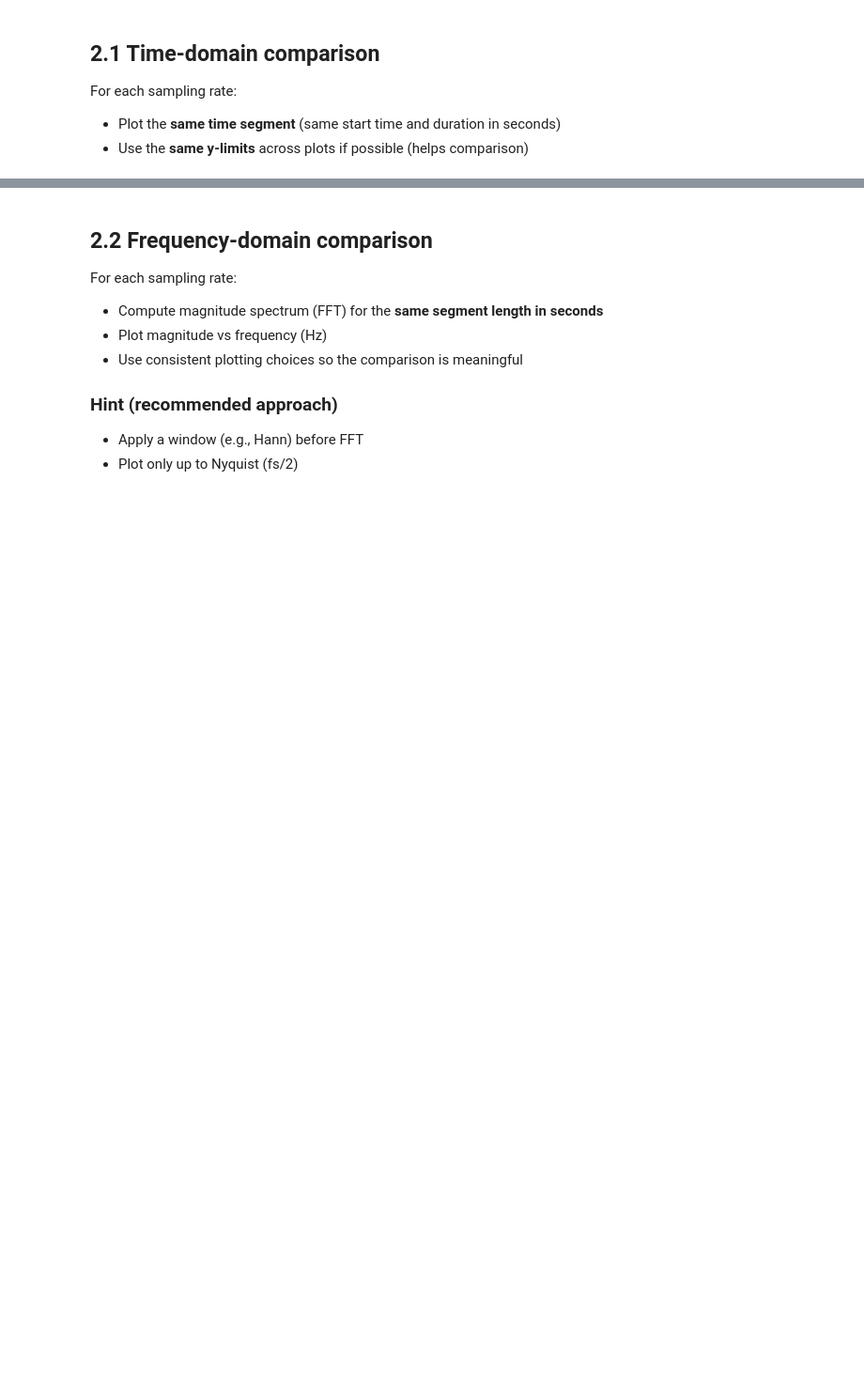
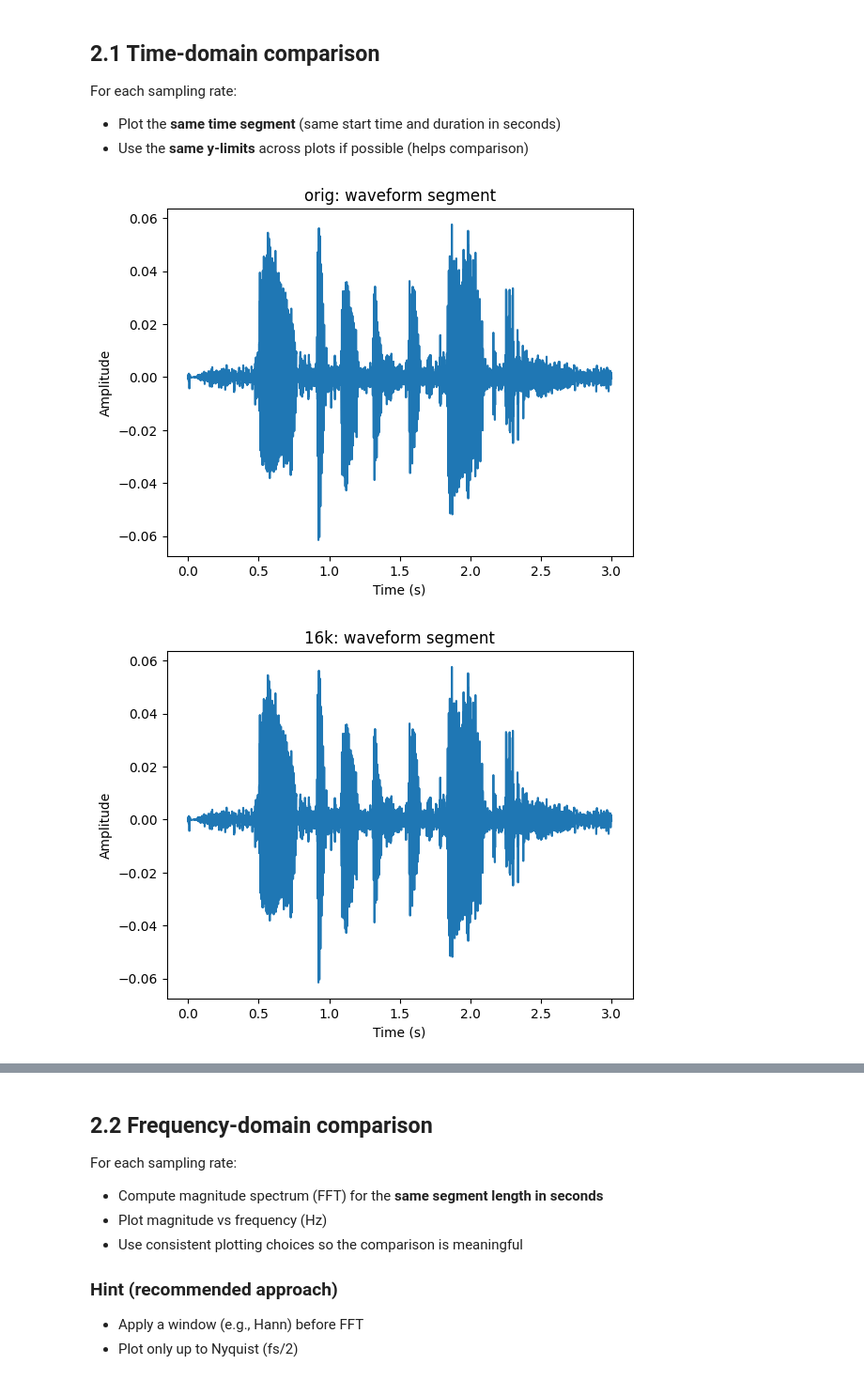
Before and after one commit to RonaldoLopezTucux/EE519, a Jupyter notebook: EE519_HW1/HW1_Notebook1_Recording_Sampling_Quantization.ipynb, the cells around one changed output, grey strips where cells are left out. Shown at 94% size. Drawn from its saved outputs; the diff is of its cells as text; code cells hidden in the pictures; blank space fills up the shorter version.

```diff
--- a/EE519_HW1/HW1_Notebook1_Recording_Sampling_Quantization.ipynb
+++ b/EE519_HW1/HW1_Notebook1_Recording_Sampling_Quantization.ipynb
@@ -66,11 +66,11 @@ SENTENCE_PATH = "sentence.wav"
 # %%
 import sounddevice as sd
 import soundfile as sf
-fs = 16000
+""" fs = 16000
 duration = 3
 print("recording vowel: A sustained vowel `/a/`")
 vowel_audio = sd.rec(int(duration * fs), samplerate=fs, channels=1)
 sd.wait()
 print("saving vowel")
-sf.write(VOWEL_PATH, vowel_audio, fs)
+sf.write(VOWEL_PATH, vowel_audio, fs) """
 # %% [output]
@@ -224,8 +225,15 @@ fs_ref = fs_sentence  # e.g., fs_sentence
 # - Accept x, fs_in, fs_out
 # - Return x_out (float in [-1, 1]) and fs_out
 
+
+from scipy.io import wavfile
+from scipy.signal import resample_poly
 def resample_signal(x, fs_in, fs_out):
-    raise NotImplementedError("Implement resample_signal")
+    if fs_in == fs_out:
+        return x, fs_out
+    else:
+        x_out = resample_poly(x, fs_out, fs_in)
+        return x_out, fs_out
 # %%
 # TODO: Create resampled versions at 16k, 8k, 4k
 # Store them in a dictionary for convenience.
@@ -233,10 +241,11 @@ def resample_signal(x, fs_in, fs_out):
 target_fs_list = [16000, 8000, 4000]
 signals = {}  # e.g., {"orig": (x_ref, fs_ref), "16k": (...), ...}
 
-# signals["orig"] = (x_ref, fs_ref)
-# for fs_tgt in target_fs_list:
-#     x_tgt = resample_signal(x_ref, fs_ref, fs_tgt)
-#     signals[f"{fs_tgt//1000}k"] = (x_tgt, fs_tgt)
+
+signals["orig"] = (x_ref, fs_ref)
+for fs_tgt in target_fs_list:
+     x_tgt = resample_signal(x_ref, fs_ref, fs_tgt)
+     signals[f"{fs_tgt//1000}k"] = (x_tgt)
 # %% [markdown]
 ## 2.1 Time-domain comparison
 
@@ -246,8 +255,11 @@ For each sampling rate:
 # %%
 # TODO: Plot the same segment for each sampling rate
 # Choose a segment with speech activity (not silence).
 # Example:
-# segment_start = 0.5  # seconds
-# segment_dur = 0.2    # seconds
-# for key, (x, fs) in signals.items():
-#     plot_waveform(x, fs, f"{key}: waveform segment", tlim=(segment_start, segment_start + segment_dur))
+segment_start = 0  # seconds
+segment_dur = 3    # seconds
+for key, (x, fs) in signals.items():
+    plot_waveform(x, fs, f"{key}: waveform segment", tlim=(segment_start, segment_start + segment_dur))
+# %% [output]
+[figure, added]
+[figure, added]
```
Also changed, not shown: parts of 19 cells of this notebook, 2 other files.
